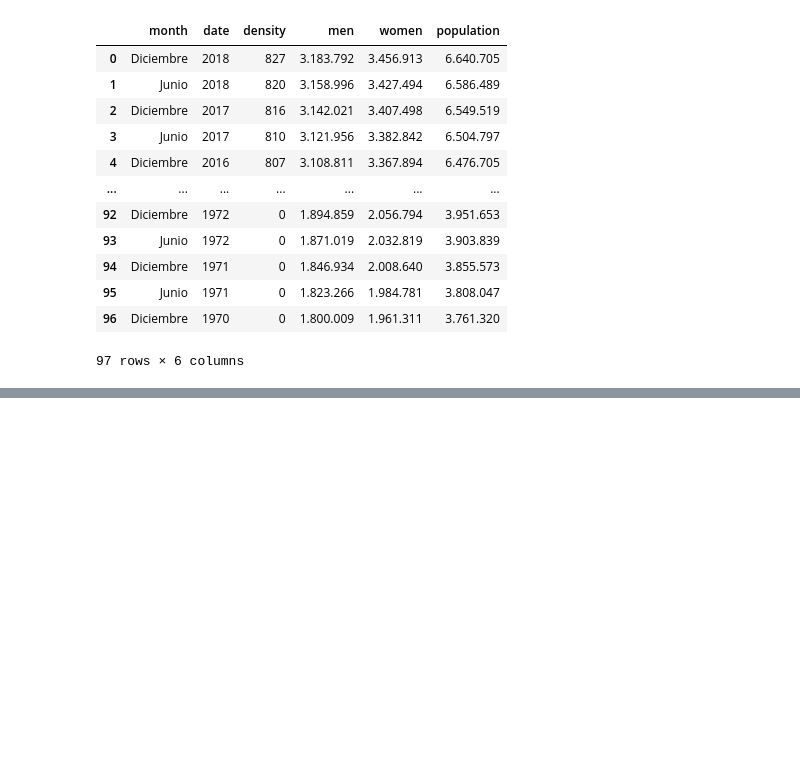
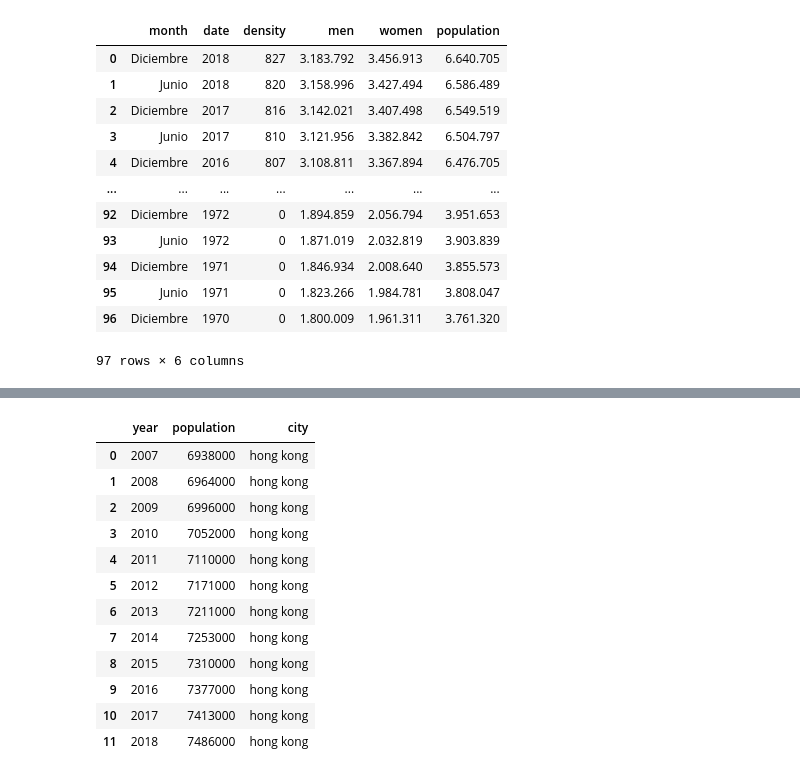
Before and after one commit to andres2203/pollution_correlation, a Jupyter notebook: Population DataFrame.ipynb, the cells around one changed output, grey strips where cells are left out. Drawn from its saved outputs; the diff is of its cells as text; code cells hidden in the pictures; blank space fills up the shorter version.

```diff
--- a/Population DataFrame.ipynb
+++ b/Population DataFrame.ipynb
@@ -128,0 +251,7 @@ mad_pop
+# %%
+population_dict={}
+count=0
+
+for year in range(2007,2019):
+    population_dict[year]=population[count]
+    count+=1
@@ -128,0 +294,18 @@ mad_pop
+# %%
+# adding 'city' column
+hk_pop = hk_pop.assign(city='hong kong')
+hk_pop
+# %% [output]
+|  | year | population | city |
+| 0 | 2007 | 6938000 | hong kong |
+| 1 | 2008 | 6964000 | hong kong |
+| 2 | 2009 | 6996000 | hong kong |
+| 3 | 2010 | 7052000 | hong kong |
+| 4 | 2011 | 7110000 | hong kong |
+| 5 | 2012 | 7171000 | hong kong |
+| 6 | 2013 | 7211000 | hong kong |
+| 7 | 2014 | 7253000 | hong kong |
+| 8 | 2015 | 7310000 | hong kong |
+| 9 | 2016 | 7377000 | hong kong |
+| 10 | 2017 | 7413000 | hong kong |
+| 11 | 2018 | 7486000 | hong kong |
```
Also changed, not shown: parts of 22 cells of this notebook.
